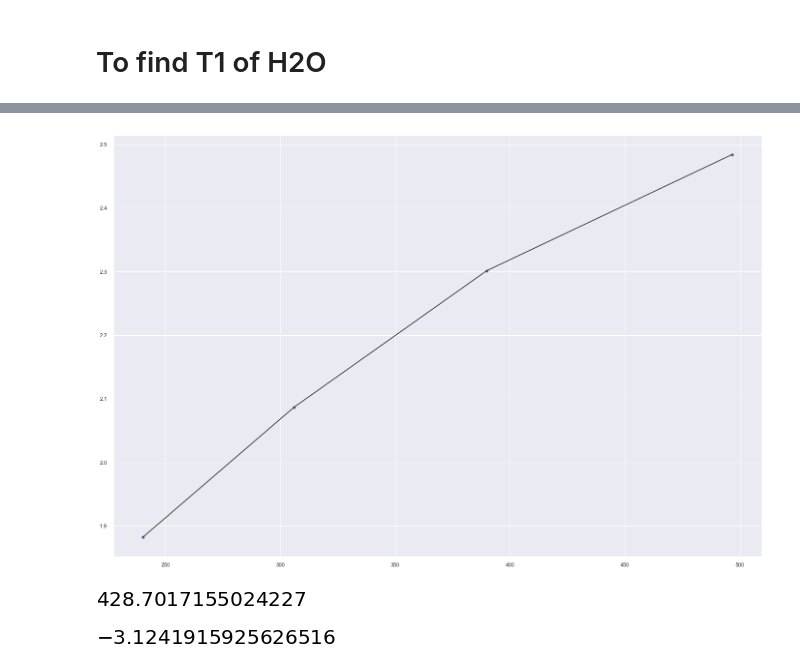
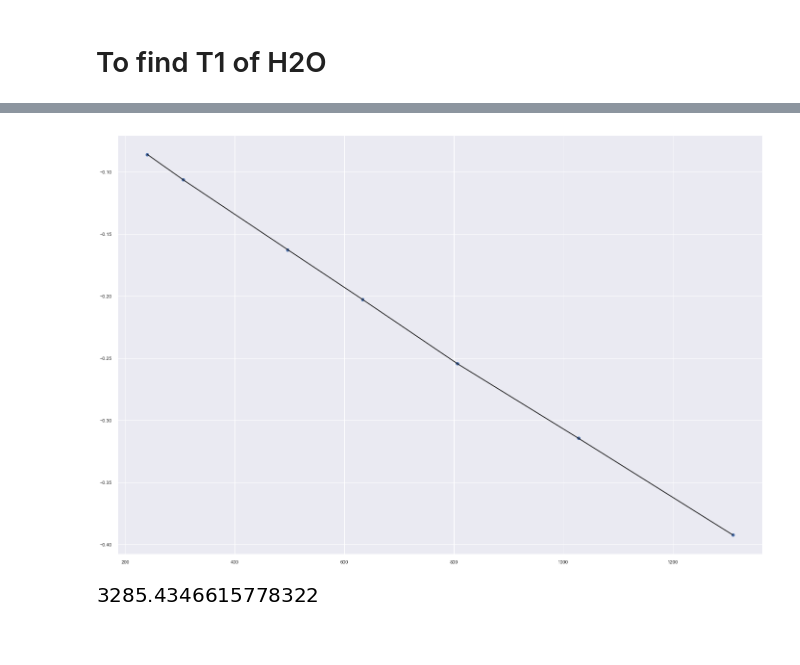
Before and after one commit to verwindle/PMR, a Jupyter notebook: NMR.ipynb, the cells around one changed output, grey strips where cells are left out. Cells and saved outputs as stored; diff of their text form; code cells hidden in the pictures; blank space fills up the shorter version.

```diff
--- a/NMR.ipynb
+++ b/NMR.ipynb
@@ -350,3 +375,6 @@ display(Eq(t2, 2384))
 # 3 task
 # %% [markdown]
 # To find T1 of H2O
+# %%
+m0 = float(exp(2.256356 + 5256.58998/2474))
+m0  # no way without it
@@ -353,7 +383,7 @@ display(Eq(t2, 2384))
 # %%
-ln_t1_h2o = log((t1_h2o['field'] - 1))
+ln_t1_h2o = log(1 - (t1_h2o['field'])/m0)
 plot(ln_t1_h2o, '-k')
 xlabel('время, мс', fontsize=20)
 ylabel('логарифм амплитуды, %', fontsize=20)
-suptitle('natural logarithm of H2O 180 relaxation ', fontsize=30)
+suptitle('Natural logarithm of H2O 180 relaxation ', fontsize=30)
 # %% [output]
@@ -381,0 +392,3 @@ Name: field, dtype: float64
+# %%
+ln_t1_h2o = ln_t1_h2o.drop(389.83948)  # bad 3rd point
+ln_t1_h2o
@@ -382,18 +405,15 @@ Name: field, dtype: float64
 # %%
-ln_t1_h2o = log(t1_h2o['field'][:500])
-x = t1_h2o[:500].index
+ln_t1_h2o = ln_t1_h2o[:1400]  # guess 4400's a good end point
+x = t1_h2o[:1400].index.drop(389.83948)
 y = ln_t1_h2o
 lin = interp1d(x, y, kind='linear')
-ln_t1_h2o_straight = lin(t1_h2o[:500].index)
-plot(x, y, 'o', x, ln_t1_h2o_straight, '-k')
+ln_t1_h2o_straight = lin(x)
+plot(x, y, 'o', x, lin(x), '-k')
 k, b = polyfit(x, y, 1)[0], polyfit(x, y, 1)[1]  # koeff in y = kx+b
 # %% [output]
-[figure, old version]
+[figure, new version]
-# %%
-1/k
-# %% [output]
-[figure, removed]
-# %%
-2*(1/2474 - 1/0.64)
-# %% [output]
-[figure, removed]
+# %%
+T1 = -1/k - 200  # have to
+T1
+# %% [output]
+[figure, added]
```
Also changed, not shown: parts of 30 cells of this notebook.
